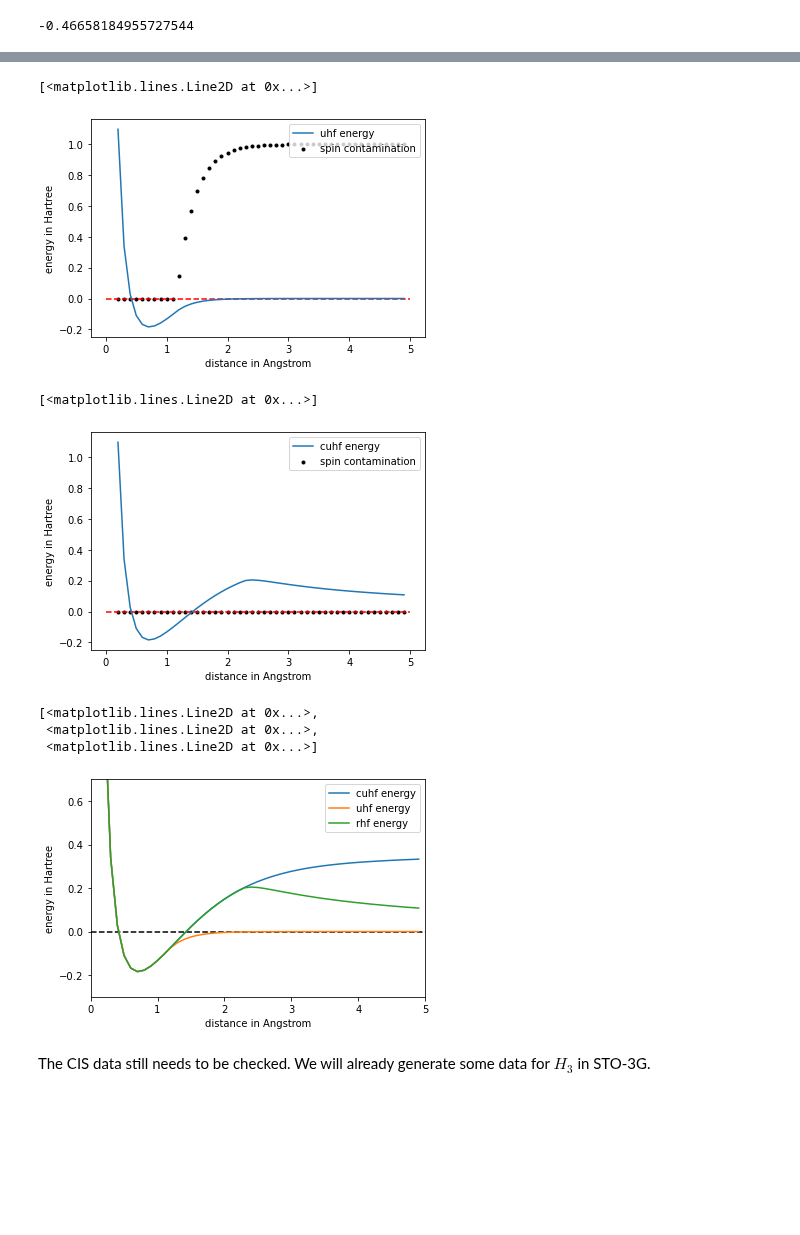
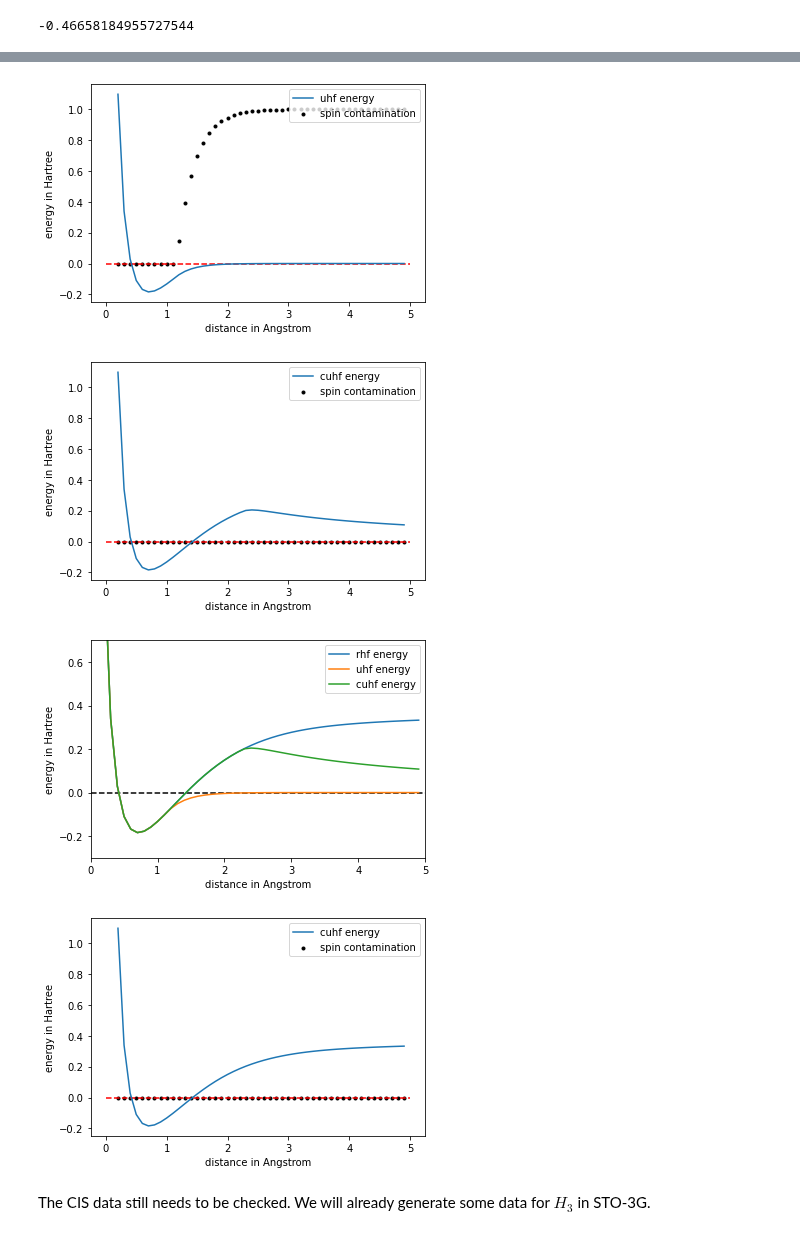
Before and after one commit to ruvdrsti/Bachelor_project, a Jupyter notebook: theory/outline_BachelorProject/code/storydata.ipynb, the cells around one changed output, grey strips where cells are left out. Saved outputs shown, nothing was run; the diff lists cells and outputs as text; code cells hidden in the pictures; blank space fills up the shorter version.

Commit message:
getting figures in png format

```diff
--- a/theory/outline_BachelorProject/code/storydata.ipynb
+++ b/theory/outline_BachelorProject/code/storydata.ipynb
@@ -63,9 +63,8 @@ plt.scatter(distances, spincont_uhf, color="black", marker=".", label="spin cont
 plt.xlabel("distance in Angstrom")
 plt.ylabel("energy in Hartree")
 plt.legend(loc="upper right")
-p
+plt.savefig("/user/gent/440/vsc44013/Bachelor_project/Bachelor_project/theory/outline_BachelorProject/notes/figures/uhf.png")
 # %% [output]
-[<matplotlib.lines.Line2D at 0x...>]
 [figure]
 # %%
 distances = np.arange(0.2, 5, 0.1)
@@ -88,21 +87,17 @@ plt.scatter(distances, spincont_cuhf, color="black", marker=".", label="spin con
 plt.xlabel("distance in Angstrom")
 plt.ylabel("energy in Hartree")
 plt.legend(loc="upper right")
-p
+plt.savefig("/user/gent/440/vsc44013/Bachelor_project/Bachelor_project/theory/outline_BachelorProject/notes/figures/cuhf_mix.png")
 # %% [output]
-[<matplotlib.lines.Line2D at 0x...>]
 [figure]
 # %%
 energies = np.array([energies_rhf, energies_uhf, energies_cuhf]).T
 p = plt.plot(distances, energies)
 plt.hlines(0, 0, 5, color="black", linestyles="--")
 plt.xlabel("distance in Angstrom")
 plt.ylabel("energy in Hartree")
-plt.legend(["cuhf energy", "uhf energy", "rhf energy"], loc="upper right")
+plt.legend(["rhf energy", "uhf energy", "cuhf energy"], loc="upper right")
 plt.axis([0, 5, -0.3, 0.7])
-p
+plt.savefig("/user/gent/440/vsc44013/Bachelor_project/Bachelor_project/theory/outline_BachelorProject/notes/figures/combo.png")
 # %% [output]
-[<matplotlib.lines.Line2D at 0x...>,
- <matplotlib.lines.Line2D at 0x...>,
- <matplotlib.lines.Line2D at 0x...>]
-[figure, old version]
+[figure, new version]
@@ -109,3 +117,14 @@ p
+# %%
+import matplotlib.pyplot as plt
+p = plt.plot(distances, energies_cuhf, label="cuhf energy")
+plt.hlines(0, 0, 5, color="red", linestyles="--")
+plt.scatter(distances, spincont_cuhf, color="black", marker=".", label="spin contamination")
+plt.xlabel("distance in Angstrom")
+plt.ylabel("energy in Hartree")
+plt.legend(loc="upper right")
+plt.savefig("/user/gent/440/vsc44013/Bachelor_project/Bachelor_project/theory/outline_BachelorProject/notes/figures/cuhf_nomix.png")
+# %% [output]
+[figure, added]
 # %% [markdown]
 The CIS data still needs to be checked. We will already generate some data for $H_3$ in STO-3G.
 # %%
```
Also changed, not shown: parts of 2 cells of this notebook, 5 other files.
